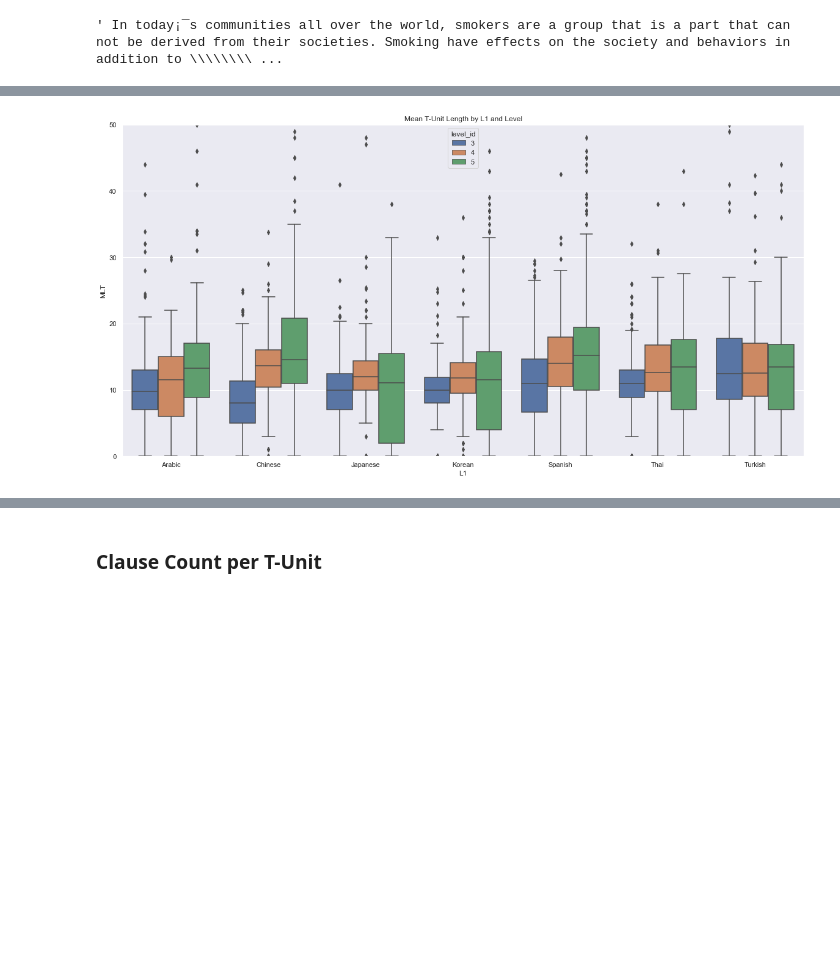
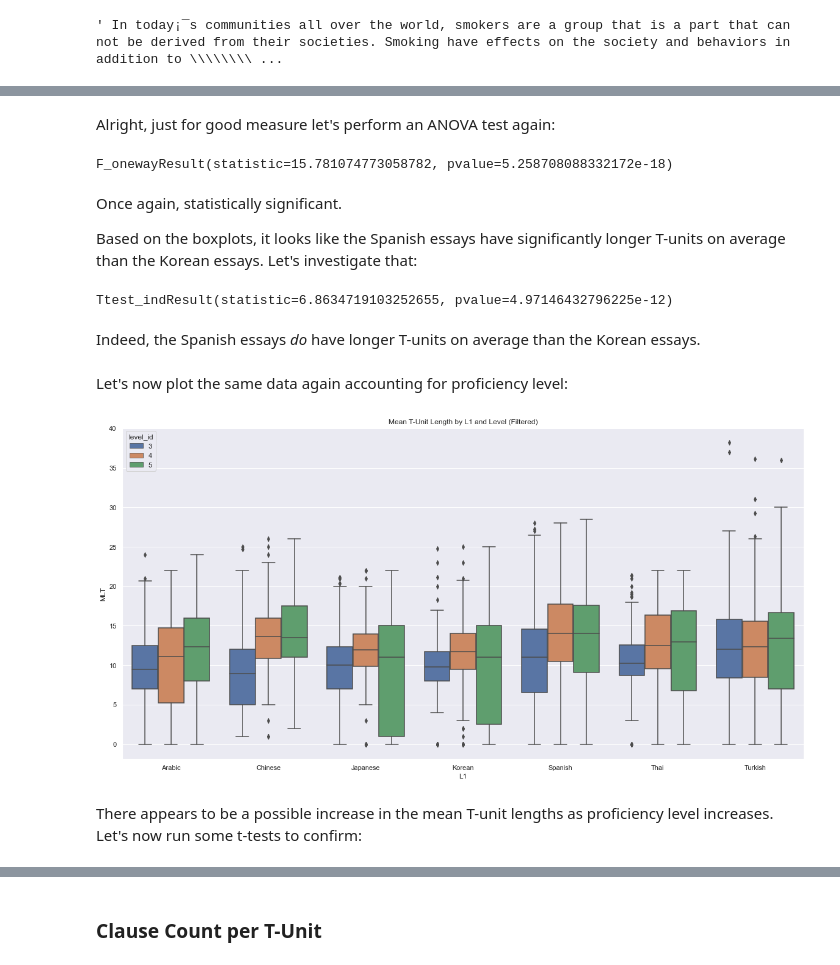
Before and after one commit to Data-Science-for-Linguists-2022/esl-syntactic-analysis, a Jupyter notebook: final-analysis.ipynb, the cells around one changed output, grey strips where cells are left out. Drawn from its saved outputs; the diff is of its cells as text; code cells hidden in the pictures; blank space fills up the shorter version.

```diff
--- a/final-analysis.ipynb
+++ b/final-analysis.ipynb
@@ -249,2 +268,10 @@ Anyway, let's take a closer look at the bulk of the values:
+# %%
+t_s_filtered = taassc_measures.copy()
+for L1 in t_s_filtered["L1"].unique():
+    quants = quantiles(t_s_filtered[t_s_filtered["L1"] == L1]["T_S"], n=20) # 5th, 10th, ..., 90th, 95th percentiles
+    t_s_filtered = t_s_filtered[
+        (t_s_filtered["L1"] != L1) |
+        ((t_s_filtered["T_S"] >= quants[0]) & (t_s_filtered["T_S"] <= quants[-1]))  # Filter for only middle 90% of values
+    ]
 # %%
 sns.boxplot(
@@ -273,0 +322,4 @@ plt.show()
+# %%
+print("ANOVA Tests by L1:")
+for L1 in t_s_filtered["L1"].unique():
+    print(f"{L1}: {stats.f_oneway(*[t_s_filtered[(t_s_filtered['L1'] == L1) & (t_s_filtered['level_id'] == level)]['T_S'] for level in t_s_filtered['level_id'].unique()]).pvalue}")
@@ -298,3 +389,5 @@ I'm not sure what I can really do about this.
+# %%
+taassc_measures = taassc_measures[taassc_measures["MLT"] < 1500]
 # %%
 sns.boxplot(
     data=taassc_measures,
@@ -307,0 +404,8 @@ plt.show()
+# %%
+mlt_filtered = taassc_measures.copy()
+for L1 in mlt_filtered["L1"].unique():
+    quants = quantiles(mlt_filtered[mlt_filtered["L1"] == L1]["MLT"], n=20) # 5th, 10th, ..., 90th, 95th percentiles
+    mlt_filtered = mlt_filtered[
+        (mlt_filtered["L1"] != L1) |
+        ((mlt_filtered["MLT"] >= quants[0]) & (mlt_filtered["MLT"] <= quants[-1]))  # Filter for only middle 90% of values
+    ]
@@ -308,11 +421,36 @@ plt.show()
+# %% [markdown]
+Alright, just for good measure let's perform an ANOVA test again:
+# %%
+stats.f_oneway(*[mlt_filtered[mlt_filtered["L1"] == L1]["MLT"] for L1 in mlt_filtered["L1"].unique()])
+# %% [output]
+F_onewayResult(statistic=15.781074773058782, pvalue=5.258708088332172e-18)
+# %% [markdown]
+Once again, statistically significant.
+
+Based on the boxplots, it looks like the Spanish essays have significantly longer T-units on average than the Korean essays.
+Let's investigate that:
+# %%
+stats.ttest_ind(
+    mlt_filtered[mlt_filtered["L1"] == "Spanish"]["MLT"],
+    mlt_filtered[mlt_filtered["L1"] == "Korean"]["MLT"],
+    alternative="greater"
+)
+# %% [output]
+Ttest_indResult(statistic=6.8634719103252655, pvalue=4.97146432796225e-12)
+# %% [markdown]
+Indeed, the Spanish essays *do* have longer T-units on average than the Korean essays.
+# %% [markdown]
+Let's now plot the same data again accounting for proficiency level:
 # %%
 sns.boxplot(
-    data=taassc_measures,
+    data=mlt_filtered,
     x="L1",
     y="MLT",
     hue="level_id"
-).set(title="Mean T-Unit Length by L1 and Level")
-plt.ylim(0, 50)
+).set(title="Mean T-Unit Length by L1 and Level (Filtered)")
 plt.show()
 # %% [output]
-[figure, old version]
+[figure, new version]
+# %% [markdown]
+There appears to be a possible increase in the mean T-unit lengths as proficiency level increases.
+Let's now run some t-tests to confirm:
```
Also changed, not shown: parts of 64 cells of this notebook, 5 other files.
